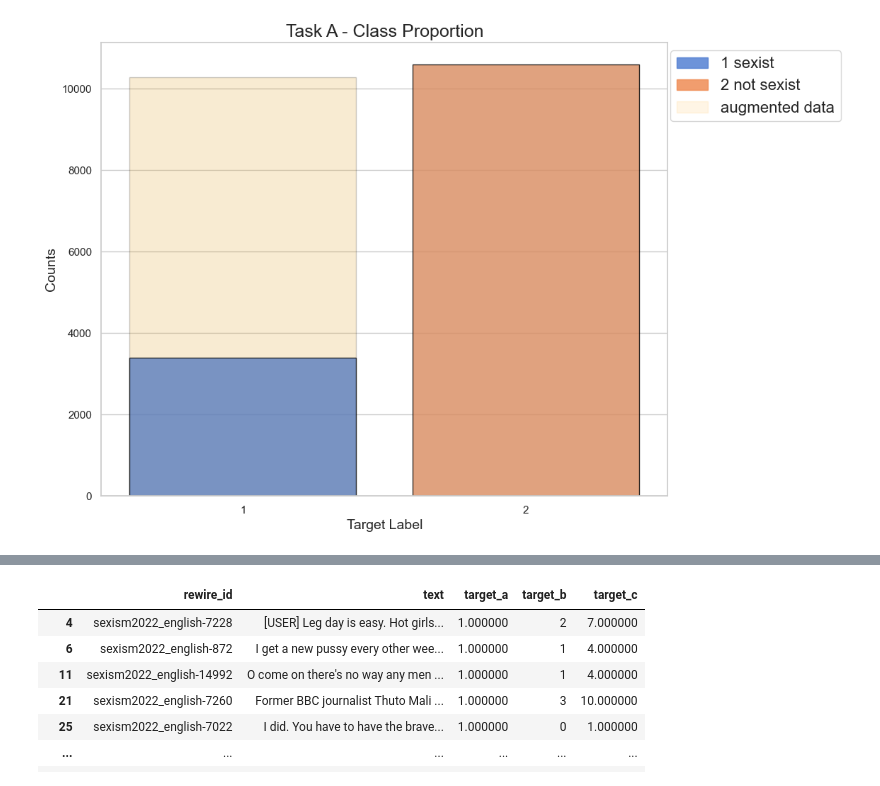
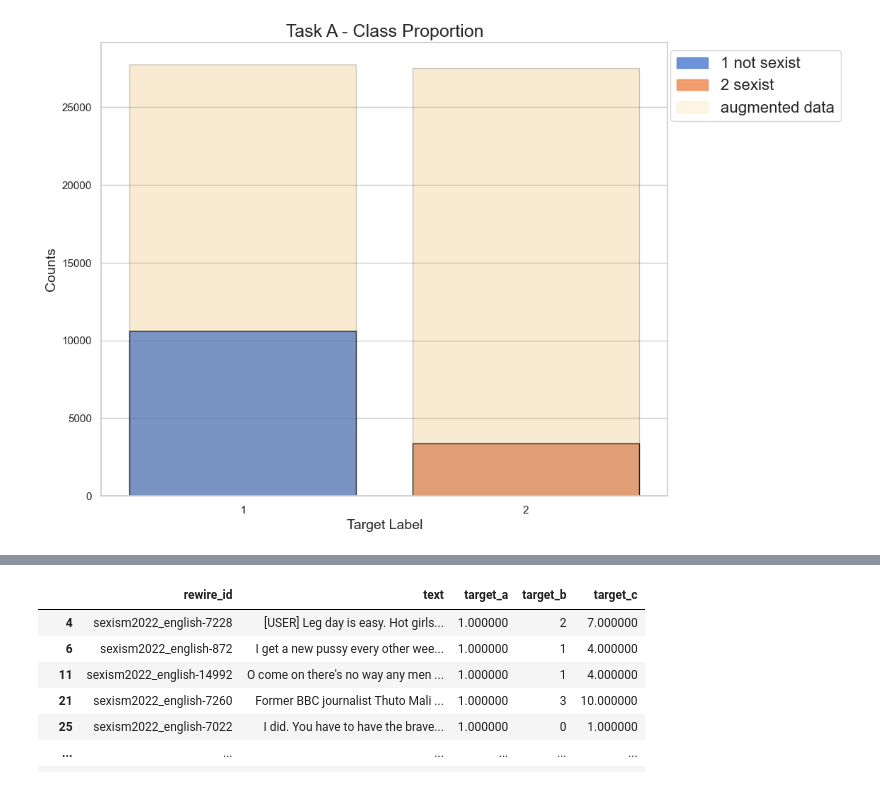
Before and after one commit to AxelBogos/SemEval-Edos, a Jupyter notebook: notebooks/5_ab_final-report-plots-data-aug.ipynb, the cells around one changed output, grey strips where cells are left out. Cells and saved outputs as stored; diff of their text form; code cells hidden in the pictures.

```diff
--- a/notebooks/5_ab_final-report-plots-data-aug.ipynb
+++ b/notebooks/5_ab_final-report-plots-data-aug.ipynb
@@ -63,8 +47,17 @@ orig_len_GAB_sexist = len(GAB_task_a_sexist)
 GAB_task_a_not_sexist = GAB_task_a.loc[GAB_task_a['target_a'] == 0]
 orig_len_GAB_not_sexist = len(GAB_task_a_not_sexist)
 
-aug_task_a_sexist = pd.concat([train_task_a.loc[train_task_a['target_a'] == 1],
-                        GAB_task_a_sexist.sample(int(orig_len_GAB_sexist * 0.8))
+reddit_task_a_sexist = reddit_task_a.loc[reddit_task_a['target_a'] == 1]
+orig_len_reddit_sexist = len(reddit_task_a_sexist)
+
+reddit_task_a_not_sexist = reddit_task_a.loc[reddit_task_a['target_a'] == 0]
+orig_len_reddit_not_sexist = len(reddit_task_a_not_sexist)
+
+aug_task_a_sexist = pd.concat([train_task_a,
+                               GAB_task_a_sexist.sample(int(orig_len_GAB_sexist * 1)),
+                               GAB_task_a_not_sexist.sample(int(orig_len_GAB_not_sexist * 0.013)),
+                               reddit_task_a_sexist.sample(int(orig_len_reddit_sexist * 1)),
+                               reddit_task_a_not_sexist.sample(int(orig_len_reddit_not_sexist * 0.013))
                         ])
 
 plt.figure(figsize=(10, 8))
@@ -76,37 +69,39 @@ plt.title("Task A - Class Proportion", size=18)
 
 # Count the number of occurrences of each class label
 counts = train_task_a['target_a'].value_counts()
 counts1 = aug_task_a_sexist['target_a'].value_counts()
 
 # Sort the counts in descending order
-counts = counts.sort_values(ascending=True)
+counts = counts.sort_values(ascending=False)
+counts1 = counts1.sort_values(ascending=False)
 
 # Create a bar plot using Seaborn
 palette = sns.color_palette("muted")
 
 sns.barplot(x=counts1.index, y=counts1.values, order=counts1.index, color='orange',
             edgecolor="black", alpha=0.2)
 
 sns.barplot(x=counts.index, y=counts.values, order=counts.index, palette=palette,
             edgecolor="black", alpha=0.8)
 
-labels = ['1 sexist', '2 not sexist']
+
+
+
+
+labels = ['1 not sexist', '2 sexist']
 labels_axis = ['1', '2']
 plt.xticks([0, 1], labels_axis)
 
 # Create proxy artists for the legend
 proxy_artists = []
 for i, (label, color) in enumerate(zip(labels, palette)):
     proxy_artists.append(mpatches.Patch(color=color, label=label, edgecolor='black', alpha=0.8))
     if i == 1:
         # Add a separate bar for augmented data
         proxy_artists.append(mpatches.Patch(color='orange', label="augmented data", edgecolor='black', alpha=0.1))
 
 # Create the legend
-plt.legend(handles=proxy_artists, loc='upper right', fontsize=16, bbox_to_anchor=(1.32, 1.0))
+plt.legend(handles=proxy_artists, loc='upper right', fontsize=14, bbox_to_anchor=(1.32, 1.0))
 plt.subplots_adjust(left=0.1, right=0.9, bottom=0.1, top=0.9)
-
-# aug_task_a.to_csv(Path(AUGMENTED_DATA_DIR, f"augmented_task_a.csv"), index=False)
-# plt.savefig('TaskA-ClassProportion.png', dpi=500)
 # %% [output]
-[figure, old version]
+[figure, new version]
```
Also changed, not shown: parts of 15 cells of this notebook, 3 other files.
